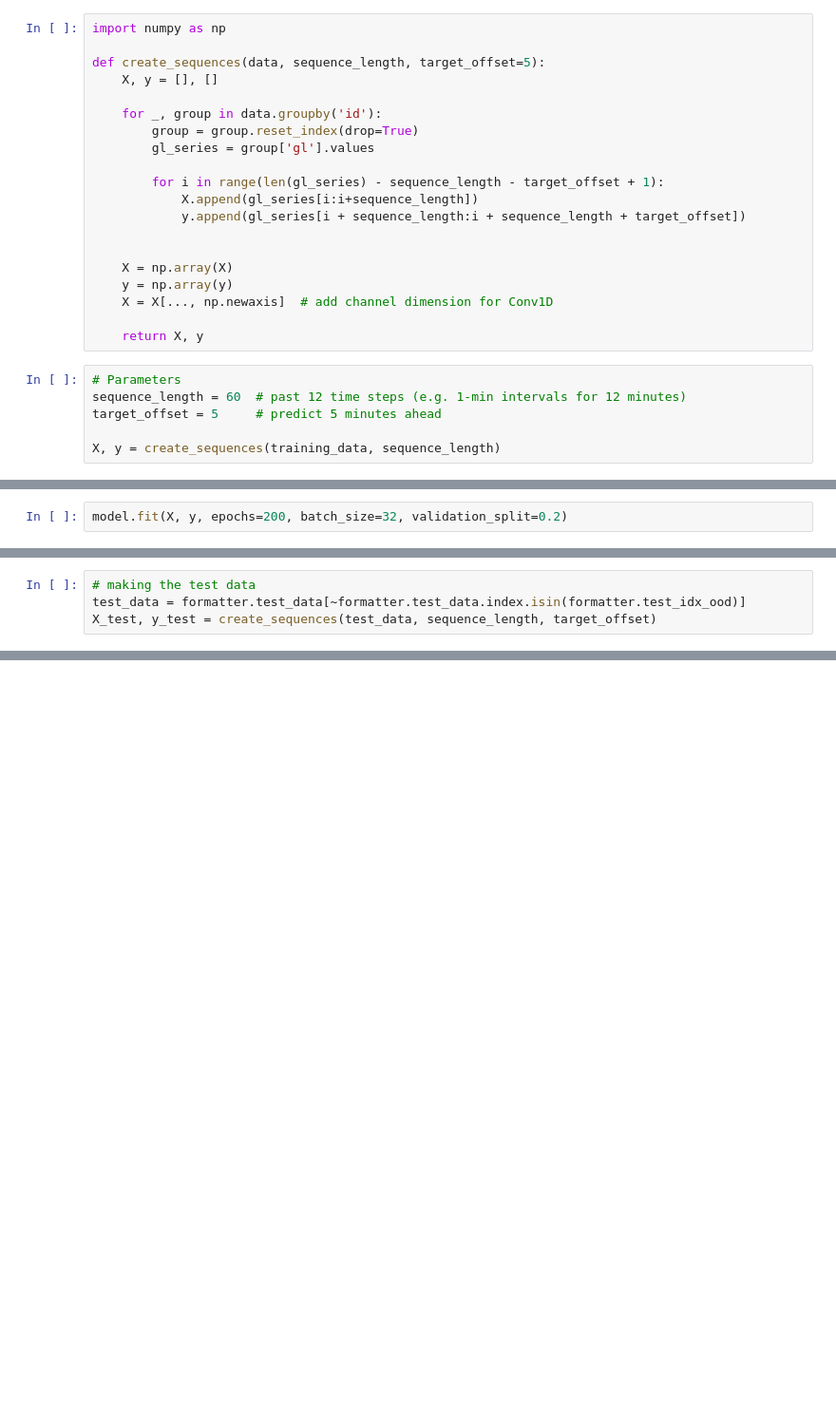
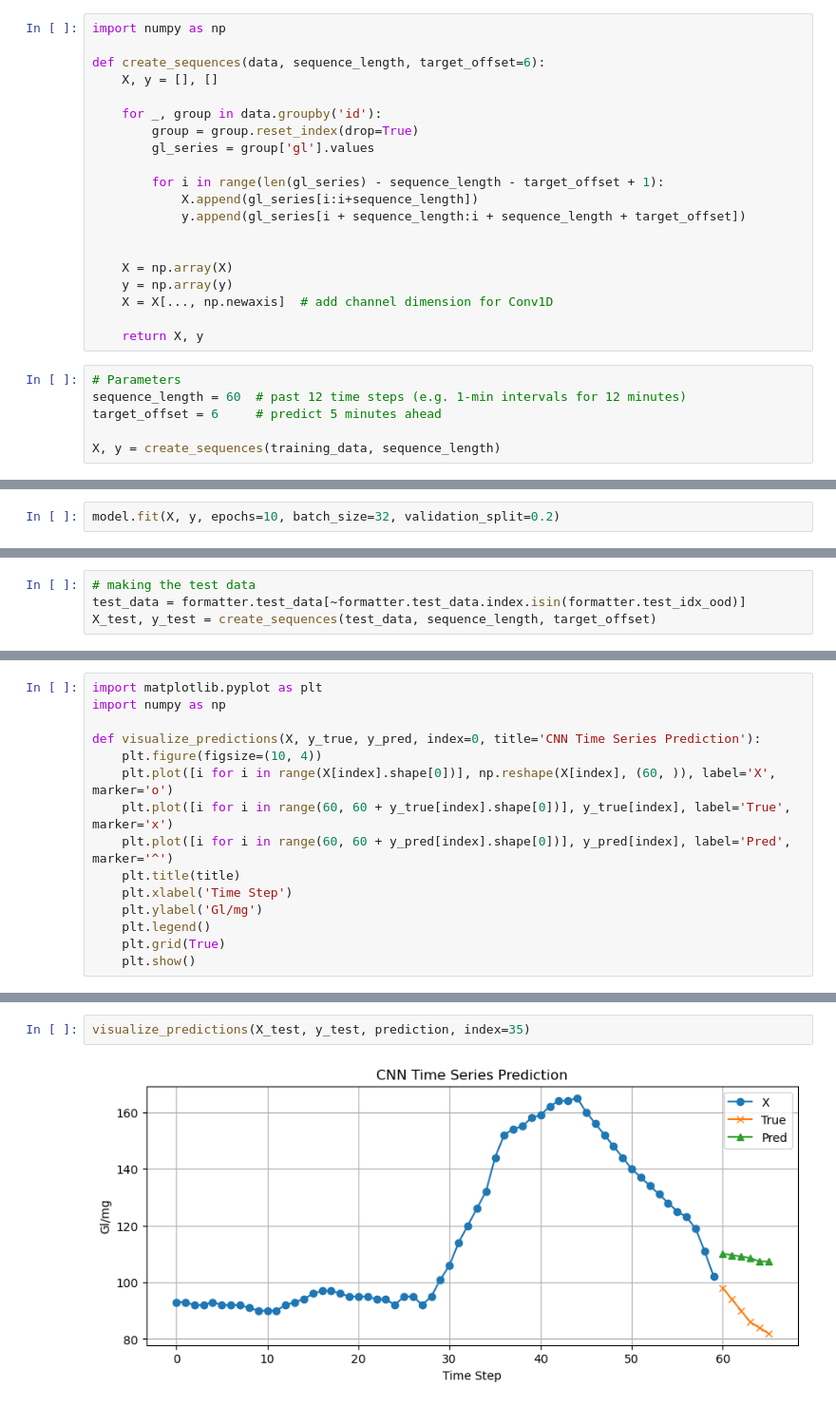
Before and after one commit to AsaAdomatis/DS780-Project, a Jupyter notebook: starter_code_cnn.ipynb, the cells around one changed output, grey strips where cells are left out. Shown: that part at 95% size. Cells and saved outputs as stored; diff of their text form; blank space fills up the shorter version.

```diff
--- a/starter_code_cnn.ipynb
+++ b/starter_code_cnn.ipynb
@@ -96,7 +201,7 @@ training_data = formatter.train_data.copy()
 # %%
 import numpy as np
 
-def create_sequences(data, sequence_length, target_offset=5):
+def create_sequences(data, sequence_length, target_offset=6):
     X, y = [], []
 
     for _, group in data.groupby('id'):
@@ -116,7 +221,7 @@ def create_sequences(data, sequence_length, target_offset=5):
 # %%
 # Parameters
 sequence_length = 60  # past 12 time steps (e.g. 1-min intervals for 12 minutes)
-target_offset = 5     # predict 5 minutes ahead
+target_offset = 6     # predict 5 minutes ahead
 
 X, y = create_sequences(training_data, sequence_length)
 # %%
@@ -142,5 +247,5 @@ model = Sequential([
 
 model.compile(optimizer='adam', loss='mse', metrics=['mae'])
 # %%
-model.fit(X, y, epochs=200, batch_size=32, validation_split=0.2)
+model.fit(X, y, epochs=10, batch_size=32, validation_split=0.2)
 # %% [output]
@@ -184,0 +291,15 @@ X_test[0].shape, y_test[0].shape, prediction[0].shape
+# %%
+import matplotlib.pyplot as plt
+import numpy as np
+
+def visualize_predictions(X, y_true, y_pred, index=0, title='CNN Time Series Prediction'):
+    plt.figure(figsize=(10, 4))
+    plt.plot([i for i in range(X[index].shape[0])], np.reshape(X[index], (60, )), label='X', marker='o')
+    plt.plot([i for i in range(60, 60 + y_true[index].shape[0])], y_true[index], label='True', marker='x')
+    plt.plot([i for i in range(60, 60 + y_pred[index].shape[0])], y_pred[index], label='Pred', marker='^')
+    plt.title(title)
+    plt.xlabel('Time Step')
+    plt.ylabel('Gl/mg')
+    plt.legend()
+    plt.grid(True)
+    plt.show()
@@ -184,0 +321,4 @@ X_test[0].shape, y_test[0].shape, prediction[0].shape
+# %%
+visualize_predictions(X_test, y_test, prediction, index=35)
+# %% [output]
+[figure, added]
```
Also changed, not shown: parts of 51 cells of this notebook.
